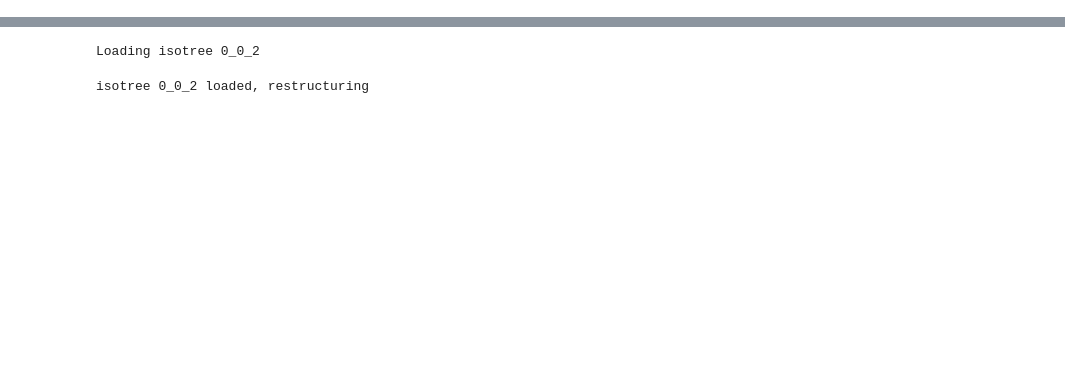
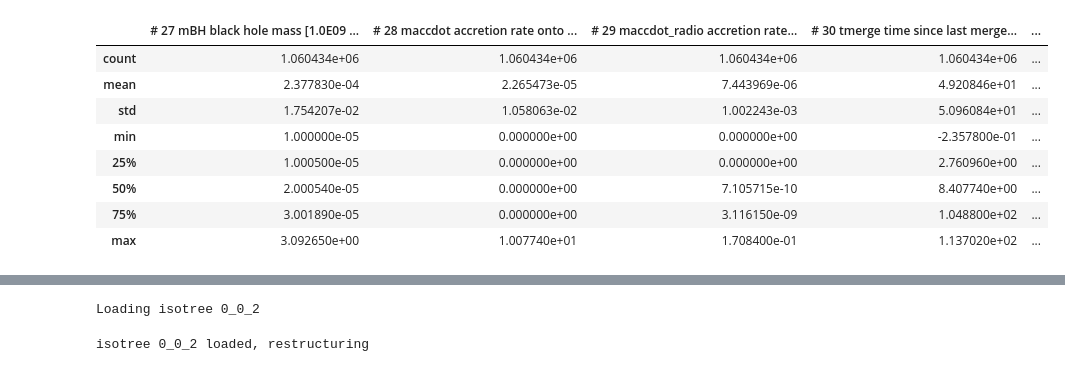
Before and after one commit to astrockragh/Mangrove, a Jupyter notebook: data0.ipynb, the cells around one changed output, grey strips where cells are left out. Saved outputs shown, nothing was run; the diff lists cells and outputs as text; code cells hidden in the pictures; blank space fills up the shorter version.

```diff
--- a/data0.ipynb
+++ b/data0.ipynb
@@ -35,0 +116,12 @@ scaler = pickle.load(open('transformer0.pkl', 'rb'))
+# %%
+pds[pds.columns[27:36]].describe()
+# %% [output]
+|  | # 27 mBH black hole mass [1.0E09 ... | # 28 maccdot accretion rate onto ... | # 29 maccdot_radio accretion rate... | # 30 tmerge time since last merge... | ... |
+| count | 1.060434e+06 | 1.060434e+06 | 1.060434e+06 | 1.060434e+06 | ... |
+| mean | 2.377830e-04 | 2.265473e-05 | 7.443969e-06 | 4.920846e+01 | ... |
+| std | 1.754207e-02 | 1.058063e-02 | 1.002243e-03 | 5.096084e+01 | ... |
+| min | 1.000000e-05 | 0.000000e+00 | 0.000000e+00 | -2.357800e-01 | ... |
+| 25% | 1.000500e-05 | 0.000000e+00 | 0.000000e+00 | 2.760960e+00 | ... |
+| 50% | 2.000540e-05 | 0.000000e+00 | 7.105715e-10 | 8.407740e+00 | ... |
+| 75% | 3.001890e-05 | 0.000000e+00 | 3.116150e-09 | 1.048800e+02 | ... |
+| max | 3.092650e+00 | 1.007740e+01 | 1.708400e-01 | 1.137020e+02 | ... |
```
Also changed, not shown: parts of 11 cells of this notebook, 17 other files.
